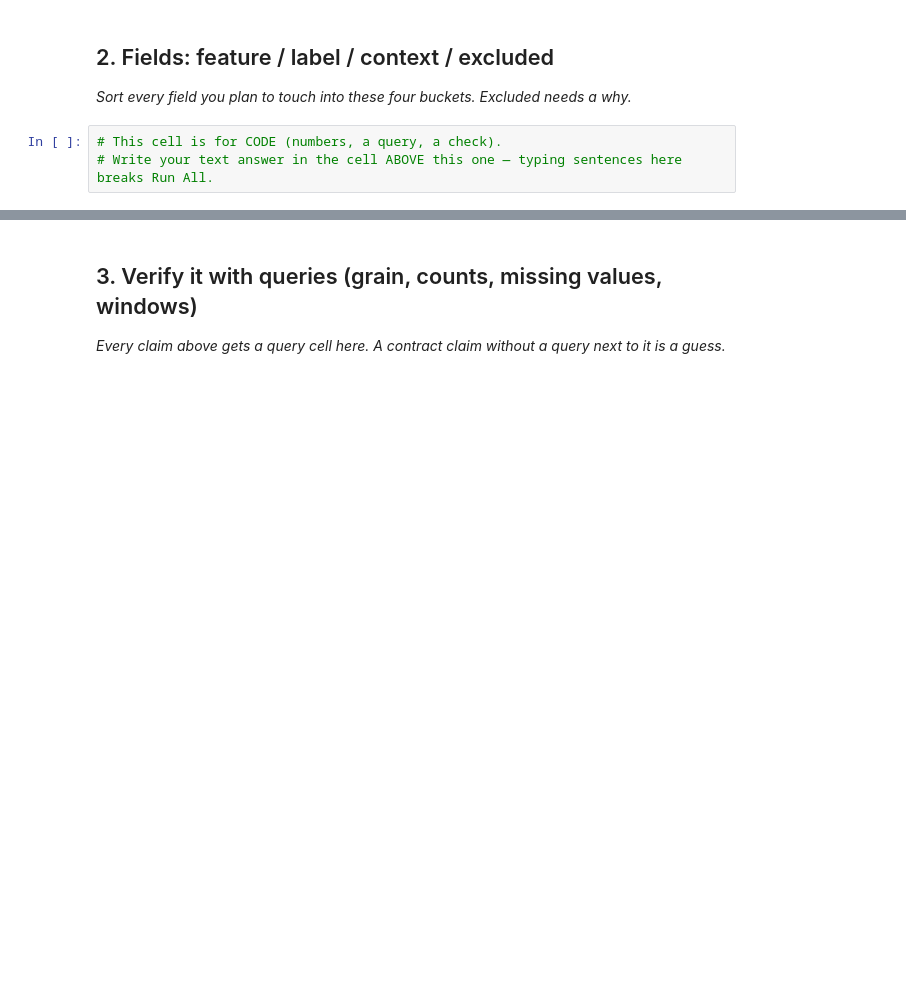
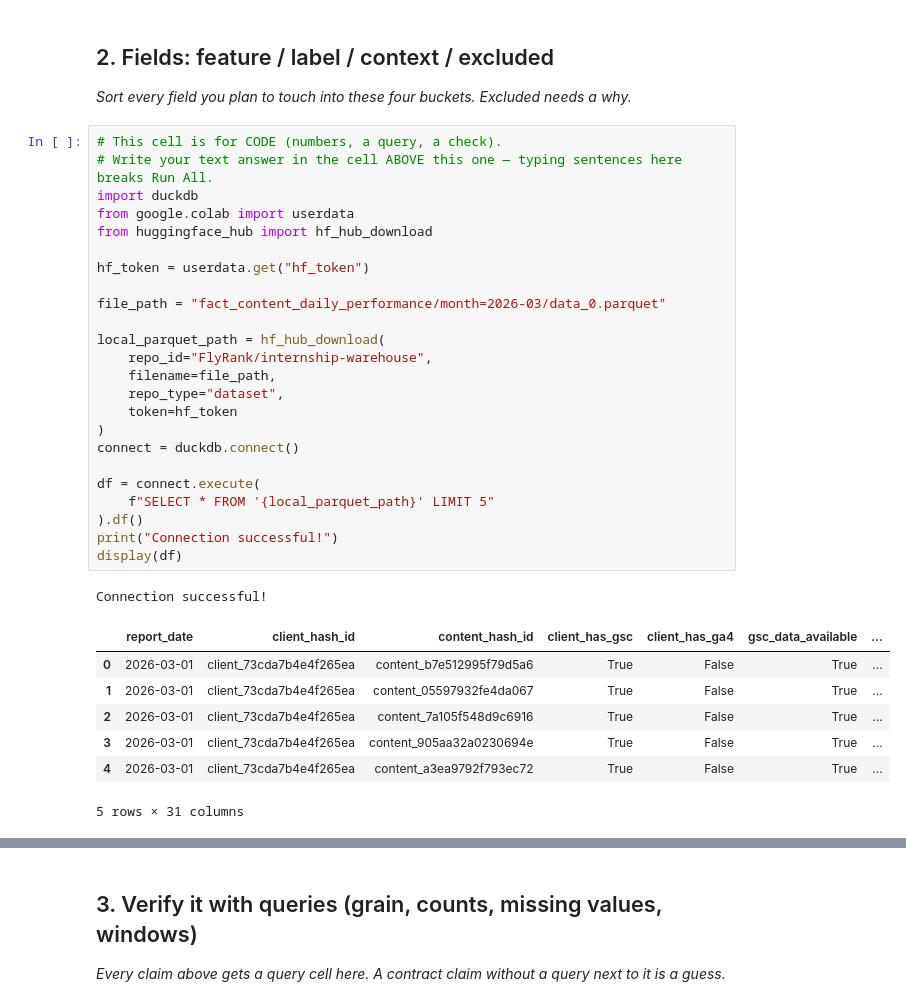
Before and after one commit to mariamemad975/FlyRank_ML, a Jupyter notebook: work/notebooks/w03_data_contract.ipynb, the cells around one changed output, grey strips where cells are left out. Saved outputs shown, nothing was run; the diff lists cells and outputs as text; blank space fills up the shorter version.

```diff
--- a/work/notebooks/w03_data_contract.ipynb
+++ b/work/notebooks/w03_data_contract.ipynb
@@ -20,3 +26,33 @@ This skeleton is yours to fill. Work the sections **in order** — each one has
 # %%
 # This cell is for CODE (numbers, a query, a check).
 # Write your text answer in the cell ABOVE this one — typing sentences here breaks Run All.
+import duckdb
+from google.colab import userdata
+from huggingface_hub import hf_hub_download
+
+hf_token = userdata.get("hf_token")
+
+file_path = "fact_content_daily_performance/month=2026-03/data_0.parquet"
+
+local_parquet_path = hf_hub_download(
+    repo_id="FlyRank/internship-warehouse",
+    filename=file_path,
+    repo_type="dataset",
+    token=hf_token
+)
+connect = duckdb.connect()
+
+df = connect.execute(
+    f"SELECT * FROM '{local_parquet_path}' LIMIT 5"
+).df()
+print("Connection successful!")
+display(df)
+# %% [output]
+Connection successful!
+|  | report_date | client_hash_id | content_hash_id | client_has_gsc | client_has_ga4 | gsc_data_available | ... |
+| 0 | 2026-03-01 | client_73cda7b4e4f265ea | content_b7e512995f79d5a6 | True | False | True | ... |
+| 1 | 2026-03-01 | client_73cda7b4e4f265ea | content_05597932fe4da067 | True | False | True | ... |
+| 2 | 2026-03-01 | client_73cda7b4e4f265ea | content_7a105f548d9c6916 | True | False | True | ... |
+| 3 | 2026-03-01 | client_73cda7b4e4f265ea | content_905aa32a0230694e | True | False | True | ... |
+| 4 | 2026-03-01 | client_73cda7b4e4f265ea | content_a3ea9792f793ec72 | True | False | True | ... |
+5 rows × 31 columns
```
Also changed, not shown: parts of 6 cells of this notebook.
